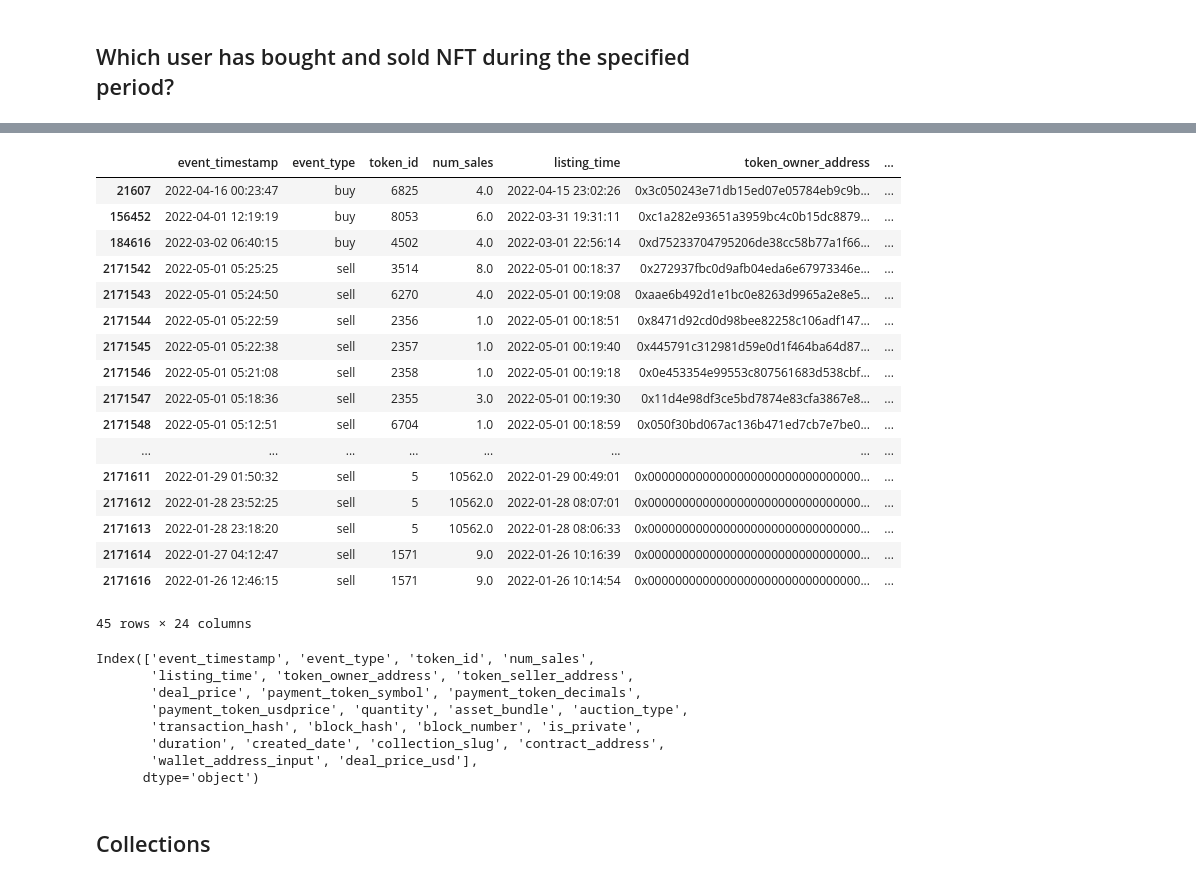
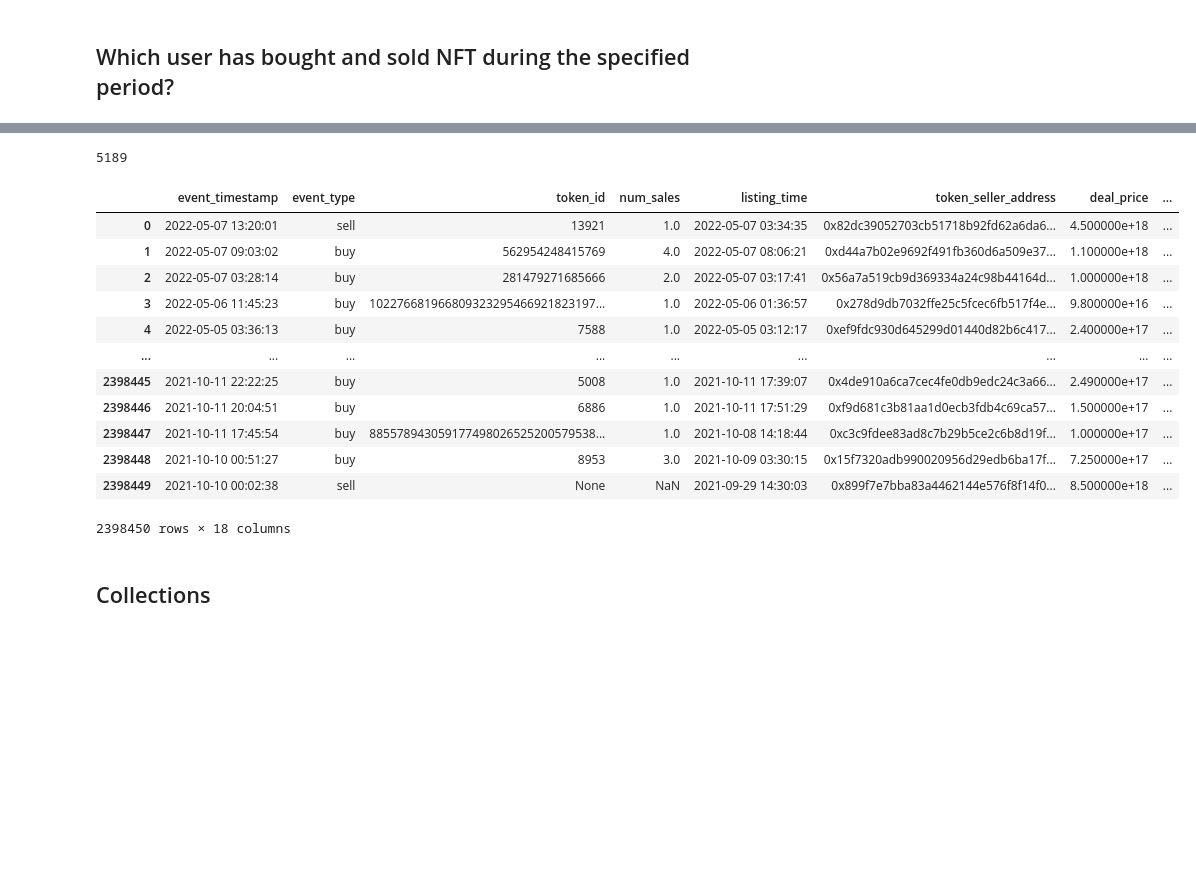
Before and after one commit to Cryptoro-DAO/OpenSea-API-crawler, a Jupyter notebook: Wallets Feature Engineering.ipynb, the cells around one changed output, grey strips where cells are left out. Cells and saved outputs as stored; diff of their text form; code cells hidden in the pictures; blank space fills up the shorter version.

```diff
--- a/Wallets Feature Engineering.ipynb
+++ b/Wallets Feature Engineering.ipynb
@@ -746,35 +791,27 @@ wallets.merge(x, on="token_seller_address")
 # %%
-wallets[wallets.token_seller_address == "0xfffa6fc6acc3dbe04b175862376f1c5ff88cf9c1"]
+y.loc["2022-04"]["token_seller_address"].nunique()
+#query('token_seller_address == "0xfffa6fc6acc3dbe04b175862376f1c5ff88cf9c1"')
 # %% [output]
-|  | event_timestamp | event_type | token_id | num_sales | listing_time | token_owner_address | ... |
-| 21607 | 2022-04-16 00:23:47 | buy | 6825 | 4.0 | 2022-04-15 23:02:26 | 0x3c050243e71db15ed07e05784eb9c9b... | ... |
-| 156452 | 2022-04-01 12:19:19 | buy | 8053 | 6.0 | 2022-03-31 19:31:11 | 0xc1a282e93651a3959bc4c0b15dc8879... | ... |
-| 184616 | 2022-03-02 06:40:15 | buy | 4502 | 4.0 | 2022-03-01 22:56:14 | 0xd75233704795206de38cc58b77a1f66... | ... |
-| 2171542 | 2022-05-01 05:25:25 | sell | 3514 | 8.0 | 2022-05-01 00:18:37 | 0x272937fbc0d9afb04eda6e67973346e... | ... |
-| 2171543 | 2022-05-01 05:24:50 | sell | 6270 | 4.0 | 2022-05-01 00:19:08 | 0xaae6b492d1e1bc0e8263d9965a2e8e5... | ... |
-| 2171544 | 2022-05-01 05:22:59 | sell | 2356 | 1.0 | 2022-05-01 00:18:51 | 0x8471d92cd0d98bee82258c106adf147... | ... |
-| 2171545 | 2022-05-01 05:22:38 | sell | 2357 | 1.0 | 2022-05-01 00:19:40 | 0x445791c312981d59e0d1f464ba64d87... | ... |
-| 2171546 | 2022-05-01 05:21:08 | sell | 2358 | 1.0 | 2022-05-01 00:19:18 | 0x0e453354e99553c807561683d538cbf... | ... |
-| 2171547 | 2022-05-01 05:18:36 | sell | 2355 | 3.0 | 2022-05-01 00:19:30 | 0x11d4e98df3ce5bd7874e83cfa3867e8... | ... |
-| 2171548 | 2022-05-01 05:12:51 | sell | 6704 | 1.0 | 2022-05-01 00:18:59 | 0x050f30bd067ac136b471ed7cb7e7be0... | ... |
-| ... | ... | ... | ... | ... | ... | ... | ... |
-| 2171611 | 2022-01-29 01:50:32 | sell | 5 | 10562.0 | 2022-01-29 00:49:01 | 0x0000000000000000000000000000000... | ... |
-| 2171612 | 2022-01-28 23:52:25 | sell | 5 | 10562.0 | 2022-01-28 08:07:01 | 0x0000000000000000000000000000000... | ... |
-| 2171613 | 2022-01-28 23:18:20 | sell | 5 | 10562.0 | 2022-01-28 08:06:33 | 0x0000000000000000000000000000000... | ... |
-| 2171614 | 2022-01-27 04:12:47 | sell | 1571 | 9.0 | 2022-01-26 10:16:39 | 0x0000000000000000000000000000000... | ... |
-| 2171616 | 2022-01-26 12:46:15 | sell | 1571 | 9.0 | 2022-01-26 10:14:54 | 0x0000000000000000000000000000000... | ... |
-45 rows × 24 columns
+5189
 # %%
-wallets.columns
+hide_columns = ['token_owner_address', 'payment_token_decimals',
+                'payment_token_usdprice',
+                'transaction_hash', 'block_hash', 'block_number']
+wallets.loc[:,~wallets.columns.isin(hide_columns)]
 # %% [output]
+|  | event_timestamp | event_type | token_id | num_sales | listing_time | token_seller_address | deal_price | ... |
+| 0 | 2022-05-07 13:20:01 | sell | 13921 | 1.0 | 2022-05-07 03:34:35 | 0x82dc39052703cb51718b92fd62a6da6... | 4.500000e+18 | ... |
+| 1 | 2022-05-07 09:03:02 | buy | 562954248415769 | 4.0 | 2022-05-07 08:06:21 | 0xd44a7b02e9692f491fb360d6a509e37... | 1.100000e+18 | ... |
+| 2 | 2022-05-07 03:28:14 | buy | 281479271685666 | 2.0 | 2022-05-07 03:17:41 | 0x56a7a519cb9d369334a24c98b44164d... | 1.000000e+18 | ... |
+| 3 | 2022-05-06 11:45:23 | buy | 102276681966809323295466921823197... | 1.0 | 2022-05-06 01:36:57 | 0x278d9db7032ffe25c5fcec6fb517f4e... | 9.800000e+16 | ... |
+| 4 | 2022-05-05 03:36:13 | buy | 7588 | 1.0 | 2022-05-05 03:12:17 | 0xef9fdc930d645299d01440d82b6c417... | 2.400000e+17 | ... |
+| ... | ... | ... | ... | ... | ... | ... | ... | ... |
+| 2398445 | 2021-10-11 22:22:25 | buy | 5008 | 1.0 | 2021-10-11 17:39:07 | 0x4de910a6ca7cec4fe0db9edc24c3a66... | 2.490000e+17 | ... |
+| 2398446 | 2021-10-11 20:04:51 | buy | 6886 | 1.0 | 2021-10-11 17:51:29 | 0xf9d681c3b81aa1d0ecb3fdb4c69ca57... | 1.500000e+17 | ... |
+| 2398447 | 2021-10-11 17:45:54 | buy | 885578943059177498026525200579538... | 1.0 | 2021-10-08 14:18:44 | 0xc3c9fdee83ad8c7b29b5ce2c6b8d19f... | 1.000000e+17 | ... |
+| 2398448 | 2021-10-10 00:51:27 | buy | 8953 | 3.0 | 2021-10-09 03:30:15 | 0x15f7320adb990020956d29edb6ba17f... | 7.250000e+17 | ... |
+| 2398449 | 2021-10-10 00:02:38 | sell | None | NaN | 2021-09-29 14:30:03 | 0x899f7e7bba83a4462144e576f8f14f0... | 8.500000e+18 | ... |
-Index(['event_timestamp', 'event_type', 'token_id', 'num_sales',
-       'listing_time', 'token_owner_address', 'token_seller_address',
-       'deal_price', 'payment_token_symbol', 'payment_token_decimals',
-       'payment_token_usdprice', 'quantity', 'asset_bundle', 'auction_type',
-       'transaction_hash', 'block_hash', 'block_number', 'is_private',
-       'duration', 'created_date', 'collection_slug', 'contract_address',
-       'wallet_address_input', 'deal_price_usd'],
-      dtype='object')
+2398450 rows × 18 columns
 # %% [markdown]
 ## Collections
 # %% [markdown]
```
Also changed, not shown: parts of 34 cells of this notebook.
